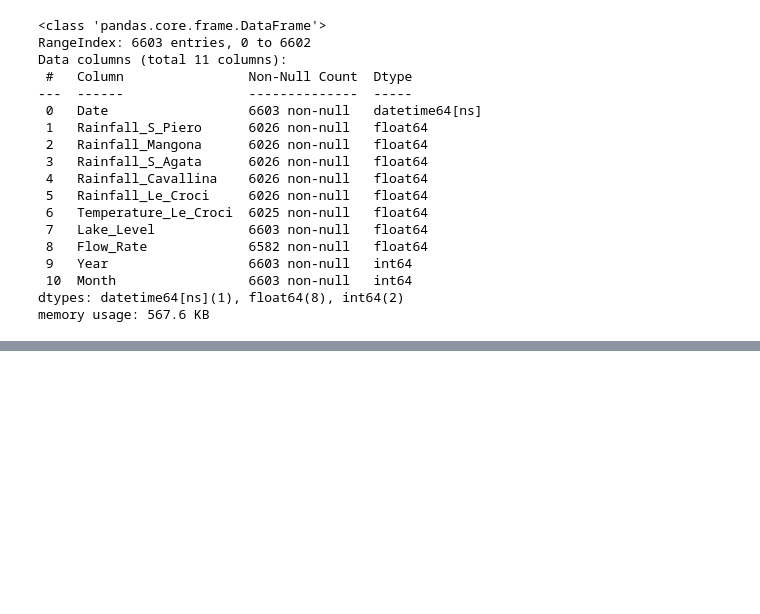
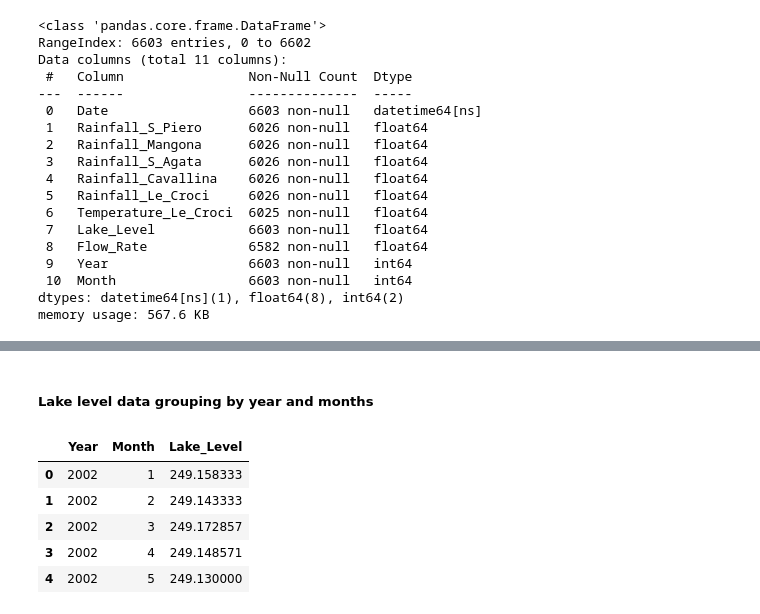
Before and after one commit to SadiqueAbdullah/Water_Bodies_EDA_ACEA, a Jupyter notebook: Water_Bodies_EDA_ACEA.ipynb, the cells around one changed output, grey strips where cells are left out. Drawn from its saved outputs; the diff is of its cells as text; code cells hidden in the pictures; blank space fills up the shorter version.

```diff
--- a/Water_Bodies_EDA_ACEA.ipynb
+++ b/Water_Bodies_EDA_ACEA.ipynb
@@ -99,0 +109,12 @@ memory usage: 567.6 KB
+# %% [markdown]
+##### Lake level data grouping by year and months
+# %%
+Lake_level= lb.groupby(["Year", "Month"]).Lake_Level.mean().reset_index()
+Lake_level.head()
+# %% [output]
+|  | Year | Month | Lake_Level |
+| 0 | 2002 | 1 | 249.158333 |
+| 1 | 2002 | 2 | 249.143333 |
+| 2 | 2002 | 3 | 249.172857 |
+| 3 | 2002 | 4 | 249.148571 |
+| 4 | 2002 | 5 | 249.130000 |
```
Also changed, not shown: parts of 7 cells of this notebook.
